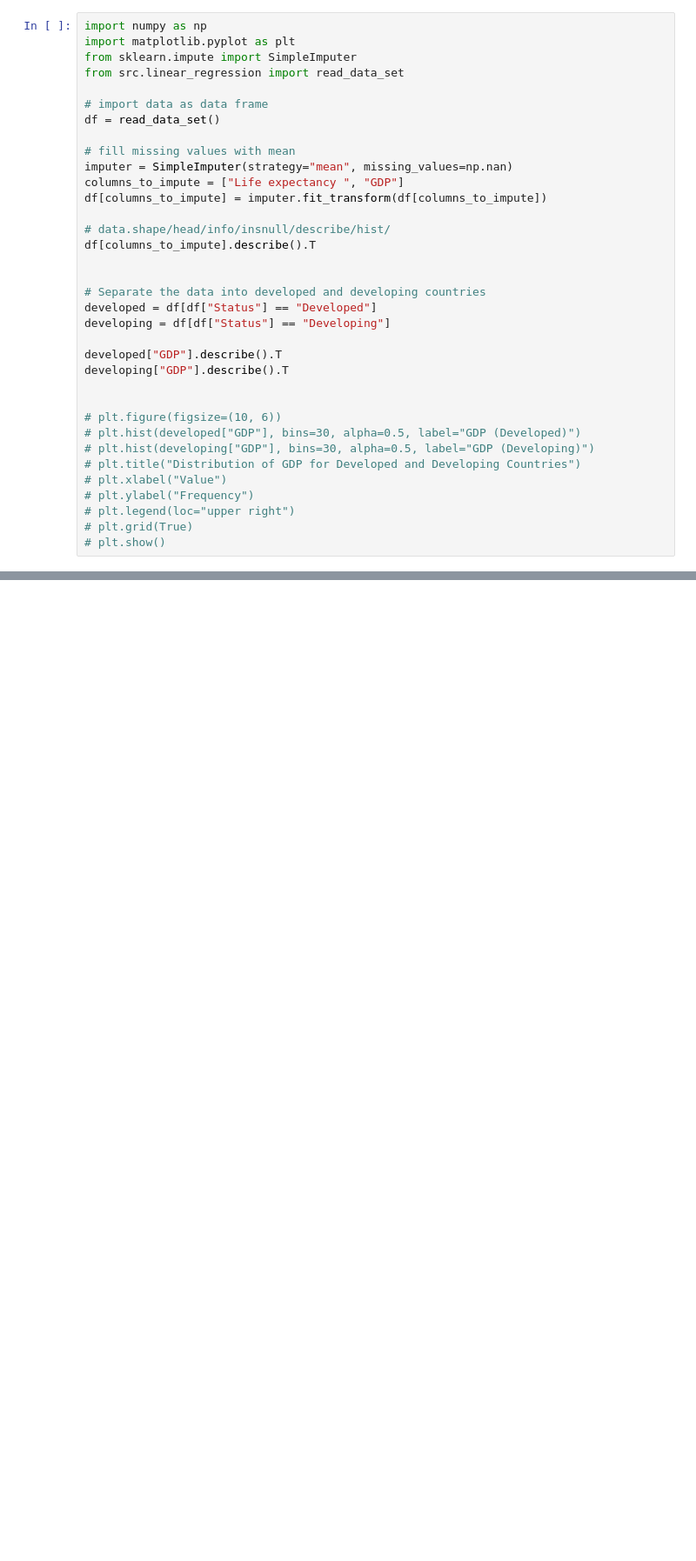
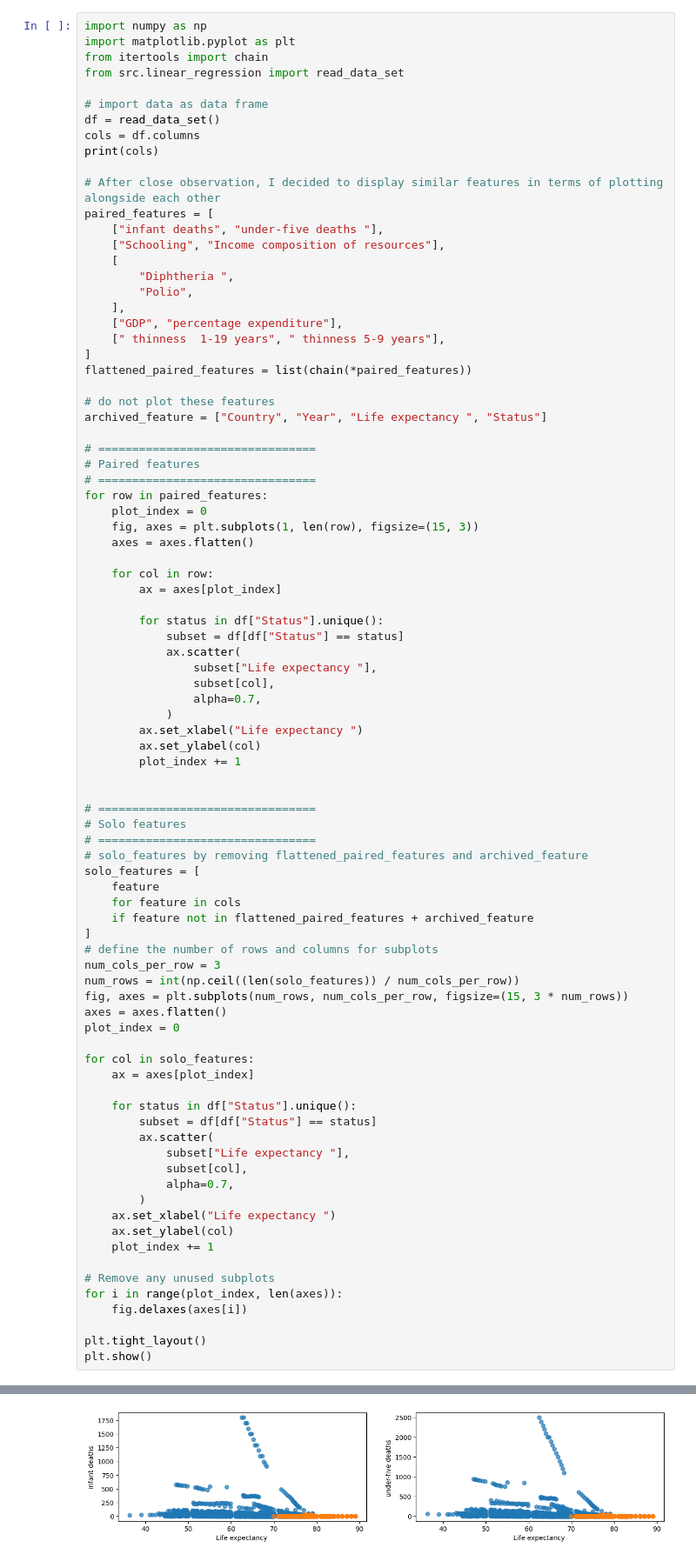
Before and after one commit to moodizone/machine_learning, a Jupyter notebook: notebooks/linear-regression.ipynb, the cells around one changed output, grey strips where cells are left out. Shown at 87% size. Cells and saved outputs as stored; diff of their text form; blank space fills up the shorter version.

Commit message:
🚧 classify similar plot and display them alongside each other

```diff
--- a/notebooks/linear-regression.ipynb
+++ b/notebooks/linear-regression.ipynb
@@ -1,36 +1,87 @@
 # %%
 import numpy as np
 import matplotlib.pyplot as plt
-from sklearn.impute import SimpleImputer
+from itertools import chain
 from src.linear_regression import read_data_set
 
 # import data as data frame
 df = read_data_set()
+cols = df.columns
+print(cols)
 
-# fill missing values with mean
-imputer = SimpleImputer(strategy="mean", missing_values=np.nan)
-columns_to_impute = ["Life expectancy ", "GDP"]
-df[columns_to_impute] = imputer.fit_transform(df[columns_to_impute])
+# After close observation, I decided to display similar features in terms of plotting alongside each other
+paired_features = [
+    ["infant deaths", "under-five deaths "],
+    ["Schooling", "Income composition of resources"],
+    [
+        "Diphtheria ",
+        "Polio",
+    ],
+    ["GDP", "percentage expenditure"],
+    [" thinness  1-19 years", " thinness 5-9 years"],
+]
+flattened_paired_features = list(chain(*paired_features))
 
-# data.shape/head/info/insnull/describe/hist/
-df[columns_to_impute].describe().T
+# do not plot these features
+archived_feature = ["Country", "Year", "Life expectancy ", "Status"]
+
+# ================================
+# Paired features
+# ================================
+for row in paired_features:
+    plot_index = 0
+    fig, axes = plt.subplots(1, len(row), figsize=(15, 3))
+    axes = axes.flatten()
+
+    for col in row:
+        ax = axes[plot_index]
+
+        for status in df["Status"].unique():
+            subset = df[df["Status"] == status]
+            ax.scatter(
+                subset["Life expectancy "],
+                subset[col],
+                alpha=0.7,
+            )
+        ax.set_xlabel("Life expectancy ")
+        ax.set_ylabel(col)
+        plot_index += 1
 
 
-# Separate the data into developed and developing countries
-developed = df[df["Status"] == "Developed"]
-developing = df[df["Status"] == "Developing"]
+# ================================
+# Solo features
+# ================================
+# solo_features by removing flattened_paired_features and archived_feature
+solo_features = [
+    feature
+    for feature in cols
+    if feature not in flattened_paired_features + archived_feature
+]
+# define the number of rows and columns for subplots
+num_cols_per_row = 3
+num_rows = int(np.ceil((len(solo_features)) / num_cols_per_row))
+fig, axes = plt.subplots(num_rows, num_cols_per_row, figsize=(15, 3 * num_rows))
+axes = axes.flatten()
+plot_index = 0
 
-developed["GDP"].describe().T
-developing["GDP"].describe().T
+for col in solo_features:
+    ax = axes[plot_index]
 
+    for status in df["Status"].unique():
+        subset = df[df["Status"] == status]
+        ax.scatter(
+            subset["Life expectancy "],
+            subset[col],
+            alpha=0.7,
+        )
+    ax.set_xlabel("Life expectancy ")
+    ax.set_ylabel(col)
+    plot_index += 1
 
-# plt.figure(figsize=(10, 6))
-# plt.hist(developed["GDP"], bins=30, alpha=0.5, label="GDP (Developed)")
-# plt.hist(developing["GDP"], bins=30, alpha=0.5, label="GDP (Developing)")
-# plt.title("Distribution of GDP for Developed and Developing Countries")
-# plt.xlabel("Value")
-# plt.ylabel("Frequency")
-# plt.legend(loc="upper right")
-# plt.grid(True)
-# plt.show()
+# Remove any unused subplots
+for i in range(plot_index, len(axes)):
+    fig.delaxes(axes[i])
+
+plt.tight_layout()
+plt.show()
 # %% [output]
@@ -45,0 +95 @@ Name: GDP, dtype: float64
+[figure, added]
```
Also changed, not shown: parts of 1 cell of this notebook.
